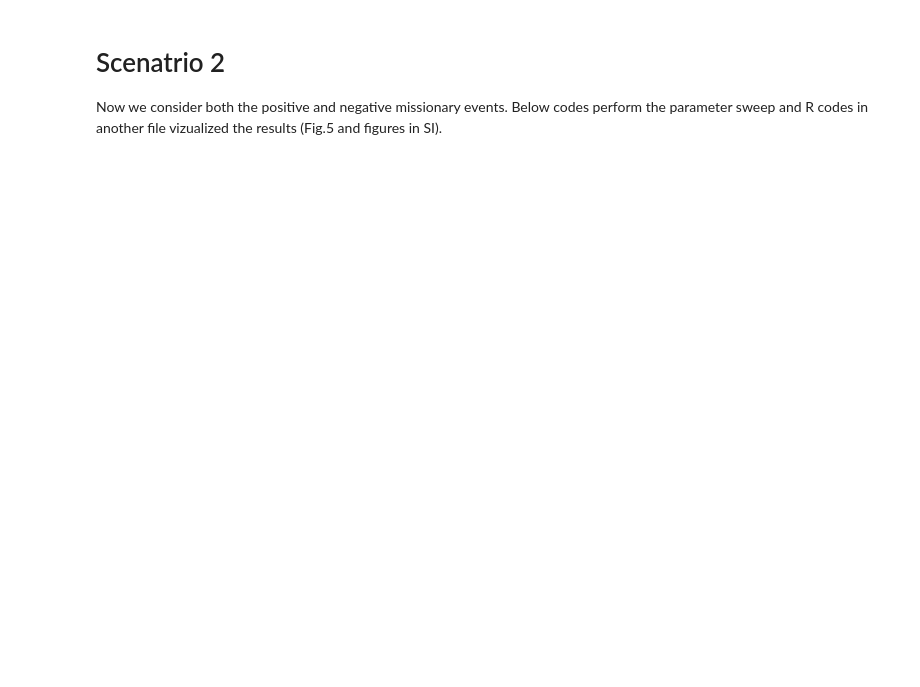
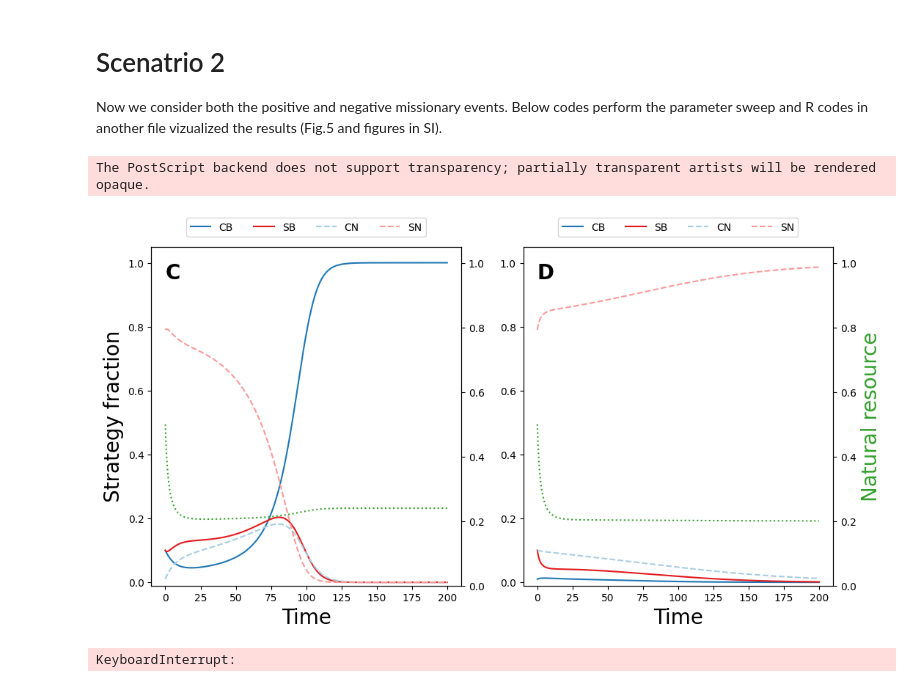
Before and after one commit to ShotaSHIBASAKI/Cooperation_and_Supernatural_Punishment, a Jupyter notebook: Notebook.ipynb, the cells around one changed output. Drawn from its saved outputs; the diff is of its cells as text; code cells hidden in the pictures; blank space fills up the shorter version.

```diff
--- a/Notebook.ipynb
+++ b/Notebook.ipynb
@@ -1088,6 +1091,70 @@ def Check_oscilation(x):
             cvs.append(0)
     # If the average of cv >0.1, we regard the attractor as an oscilation
     return((np.mean(cvs)>0.1)*1)
+# %%
+# Alternative model: When fear of punishment P increases with the resource R
+b=0.8 #b<1
+w=1
+p=0.5
+mu=1
+u=1
+v1=0.15
+K=1
+init1=[0.1, 0.1,  0.01, 0.79, 0.5]
+init2=[0.01, 0.1,  0.1, 0.79, 0.5]
+Tf=200
+threshold=0.0001
+step_size=100
+a=0.76
+v2=0.07
+sol0=solve_ivp(ODE_full, t_span=[0, Tf],t_eval=np.linspace(0, Tf, Tf*step_size+1),
+                y0=init1, args=(epsilon, a, b, w, p, mu,u, v1, v2),
+               method='RK45', rtol=10**(-4))
+fig = plt.figure(figsize=(12, 6))
+
+ax1 = fig.add_subplot(1, 2, 1)
+
+ax12 = ax1.twinx()
+
+ax1.plot(sol0.t, sol0.y[0, :], label='CB', color='#1f78b4')
+ax1.plot(sol0.t, sol0.y[1, :], label='SB', color='#e31a1c')
+ax1.plot(sol0.t, sol0.y[2, :], label='CN', color='#a6cee3', linestyle='dashed')
+ax1.plot(sol0.t, sol0.y[3, :], label='SN', color='#fb9a99', linestyle='dashed')
+ax1.set_ylim(-0.0105, 1.05)
+ax1.set_xlabel('Time',fontsize=20)
+ax1.text(x=0, y=0.95, s='C', fontsize=20, fontweight='bold')
+ax1.set_ylabel('Strategy fraction', color='black', fontsize=20)
+ax1.legend()
+ax1.legend(loc='upper center', bbox_to_anchor=(0.5, 1.1),ncol=4)
+ax12.plot(sol0.t, sol0.y[4, :], label='Natural resource', color='#33a02c', linestyle='dotted')
+ax12.set_ylim(0, K*1.05)
+#ax12.set_ylabel('Natural resource', color='#33a02c', fontsize=20)
+
+sol2=solve_ivp(ODE_full, t_span=[0, Tf],t_eval=np.linspace(0, Tf, Tf*step_size+1),
+                y0=init2, args=(epsilon, a, b, w, p, mu,u, v1, v2),
+               method='RK45', rtol=10**(-4))
+
+ax2 = fig.add_subplot(1, 2, 2)
+
+ax22 = ax2.twinx()
+
+ax2.plot(sol2.t, sol2.y[0, :], label='CB', color='#1f78b4')
+ax2.plot(sol2.t, sol2.y[1, :], label='SB', color='#e31a1c')
+ax2.plot(sol2.t, sol2.y[2, :], label='CN', color='#a6cee3', linestyle='dashed')
+ax2.plot(sol2.t, sol2.y[3, :], label='SN', color='#fb9a99', linestyle='dashed')
+ax2.set_ylim(-0.0105, 1.05)
+ax2.set_xlabel('Time',fontsize=20)
+ax2.text(x=0, y=0.95, s='D', fontsize=20, fontweight='bold')
+#ax2.set_ylabel('Strategy fraction', color='black', fontsize=20)
+ax2.legend()
+ax2.legend(loc='upper center', bbox_to_anchor=(0.5, 1.1),ncol=4)
+ax22.plot(sol0.t, sol2.y[4, :], label='Natural resource', color='#33a02c', linestyle='dotted')
+ax22.set_ylim(0, K*1.05)
+ax22.set_ylabel('Natural resource', color='#33a02c', fontsize=20)
+plt.savefig('Full_model_alternative_ESS.eps', bbox_inches="tight", pad_inches=0.015)
+# %% [output]
+The PostScript backend does not support transparency; partially transparent artists will be rendered opaque.
+[figure, added]
 # %%
 #Main text results
 
@@ -1263,7 +1330,7 @@ df.to_csv('FullModel_parameter_sweep_w1_u2.csv', index=False)
 epsilon=0.5
 
 b=0.8 #b<1
-w=0.5
+w=1
 p=0.5
 mu=1
 u=1
@@ -1312,6 +1379,8 @@ df=pd.DataFrame({"Apostasy":apostasy,
                 "R":R_list})
 
 df.to_csv('FullModel_parameter_sweep_w05_u1.csv', index=False)
+# %% [output]
+KeyboardInterrupt:
 # %%
 #SI data
 
```
Also changed, not shown: parts of 5 cells of this notebook, 2 other files.
